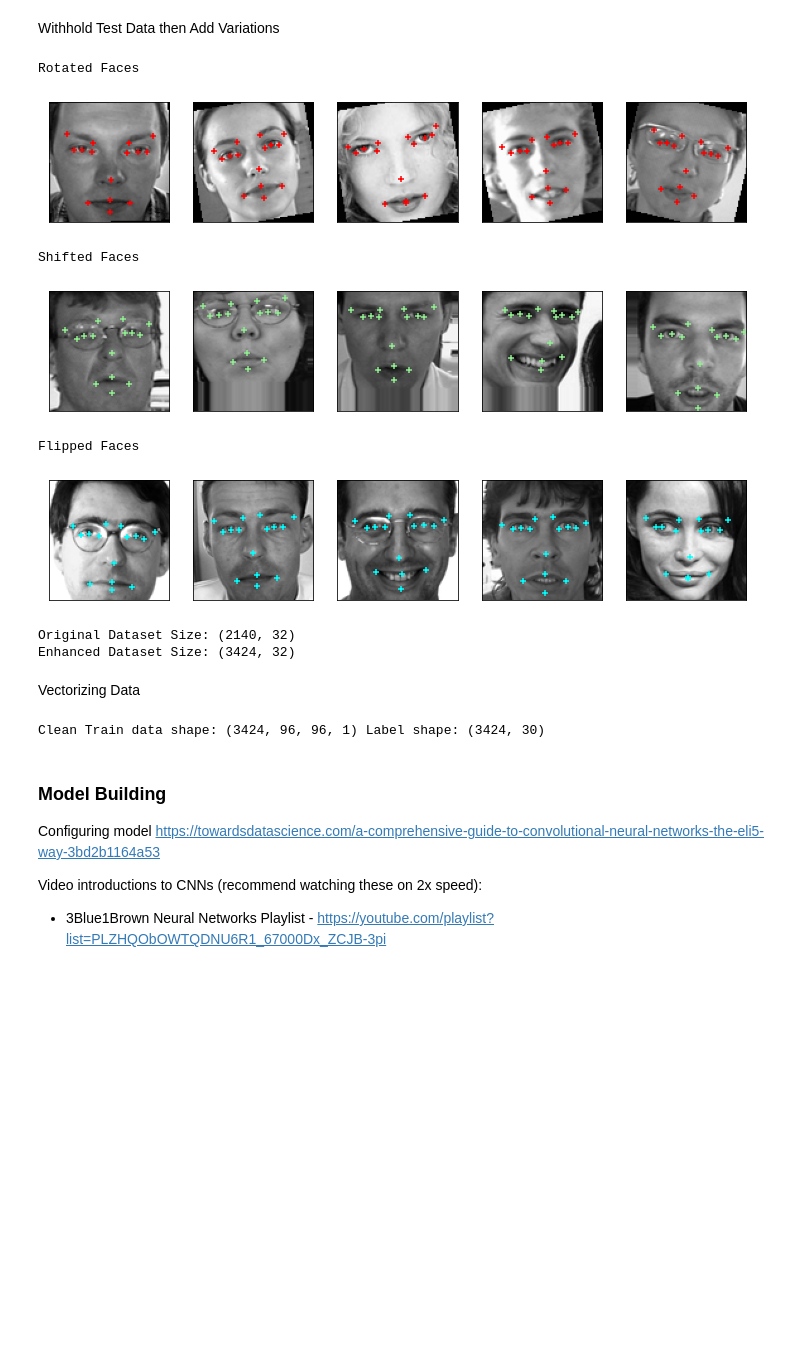
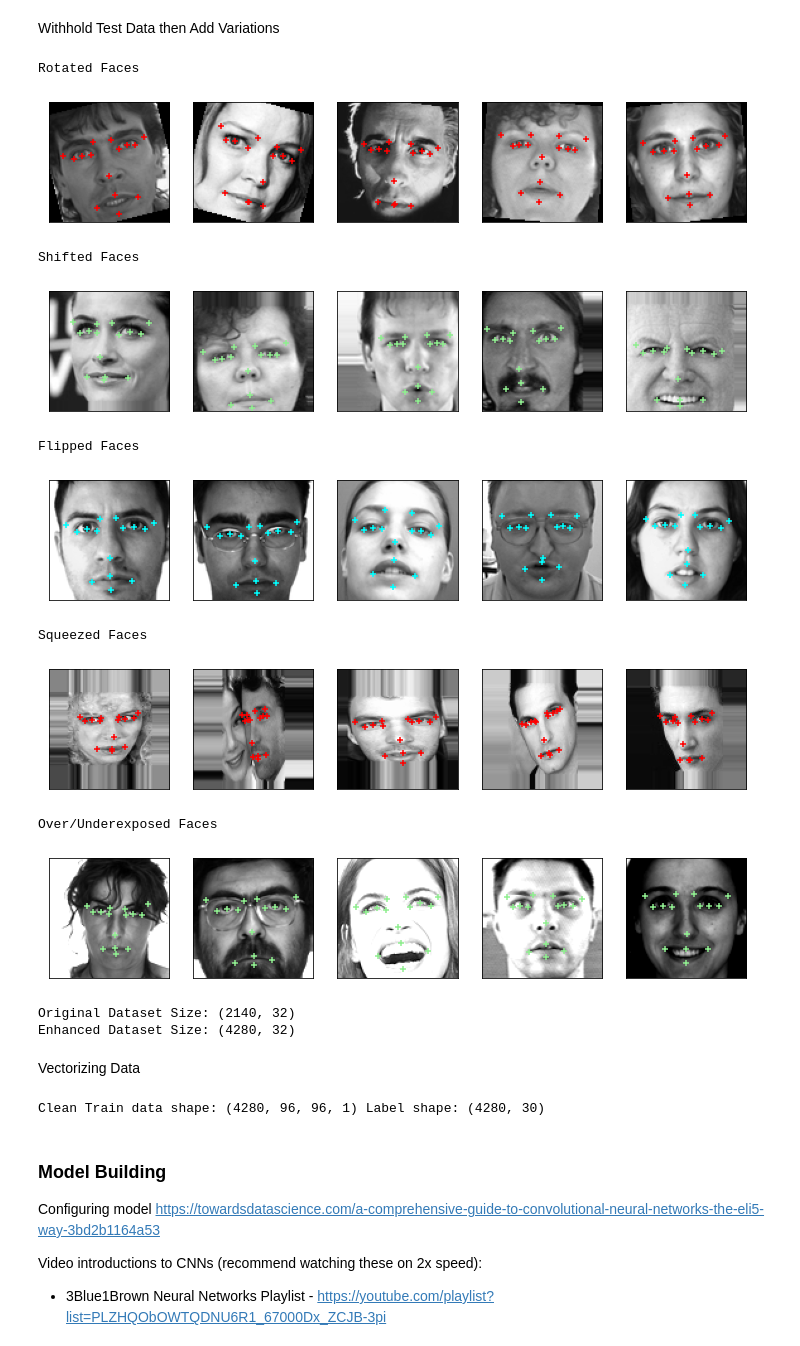
Before and after one commit to esun74/mobile-cv, a Jupyter notebook: nn_model/generate.ipynb, the cells around one changed output. Cells and saved outputs as stored; diff of their text form; code cells hidden in the pictures; blank space fills up the shorter version.

Commit message:
Add Squeeze and Exposure

```diff
--- a/nn_model/generate.ipynb
+++ b/nn_model/generate.ipynb
@@ -145,6 +145,8 @@ amount_remixed = len(train_no_na) // 5
 rotated_train = train_no_na.iloc[rng.choice(train_no_na.index, amount_remixed, False), :].copy().reset_index(drop=True)
 shifted_train = train_no_na.iloc[rng.choice(train_no_na.index, amount_remixed, False), :].copy().reset_index(drop=True)
 flipped_train = train_no_na.iloc[rng.choice(train_no_na.index, amount_remixed, False), :].copy().reset_index(drop=True)
+squeeze_train = train_no_na.iloc[rng.choice(train_no_na.index, amount_remixed, False), :].copy().reset_index(drop=True)
+bwshift_train = train_no_na.iloc[rng.choice(train_no_na.index, amount_remixed, False), :].copy().reset_index(drop=True)
 
 def rotate_sample(x):
 	radians = -math.radians(x.rotation)
@@ -177,43 +179,79 @@ def flip_sample(x):
 	x.left_eye_outer_corner_y, x.right_eye_outer_corner_y = x.right_eye_outer_corner_y, x.left_eye_outer_corner_y
 	x.left_eyebrow_inner_end_x, x.right_eyebrow_inner_end_x = x.right_eyebrow_inner_end_x, x.left_eyebrow_inner_end_x
 	x.left_eyebrow_inner_end_y, x.right_eyebrow_inner_end_y = x.right_eyebrow_inner_end_y, x.left_eyebrow_inner_end_y
 	x.left_eyebrow_outer_end_x, x.right_eyebrow_outer_end_x = x.right_eyebrow_outer_end_x, x.left_eyebrow_outer_end_x
 	x.left_eyebrow_outer_end_y, x.right_eyebrow_outer_end_y = x.right_eyebrow_outer_end_y, x.left_eyebrow_outer_end_y
 	x.mouth_left_corner_x, x.mouth_right_corner_x = x.mouth_right_corner_x, x.mouth_left_corner_x
 	x.mouth_left_corner_y, x.mouth_right_corner_y = x.mouth_right_corner_y, x.mouth_left_corner_y
 	x.image_data = np.flip(x.image_data.reshape(96, 96), axis=1).flatten()
 	return x
 
-rotated_train['rotation'] = (rng.random(len(rotated_train)) - 0.5) * 30
-shifted_train['shift_x'] = rng.random(len(shifted_train)) * 0.90 + 0.05
-shifted_train['shift_y'] = rng.random(len(shifted_train)) * 0.90 + 0.05
+def squeeze_sample(x):
+
+	def shift_function(c):
+		return ((c[0] - 48) * squeeze_x + 48, ((c[1] - 48)) * squeeze_y + 48)
+
+	squeeze_x = 1 / x.squeeze_y
+	squeeze_y = 1 / x.squeeze_x
+
+	for i in range(0, 30, 2):
+		x[i], x[i + 1] = shift_function((x[i], x[i + 1]))
+
+	squeeze_x = x.squeeze_x
+	squeeze_y = x.squeeze_y
+
+	x.image_data = ndimage.geometric_transform(x.image_data.reshape(96, 96), shift_function, mode='nearest').flatten()
+	return x
+
+def bwshift_sample(x):
+	x.image_data = np.clip(x.image_data + x.brightness, 0, 255).astype(np.uint8)
+	return x
+
+rotated_train['rotation'] = (rng.random(amount_remixed) - 0.5) * 30
+shifted_train['shift_x'] = rng.random(amount_remixed) * 0.90 + 0.05
+shifted_train['shift_y'] = rng.random(amount_remixed) * 0.90 + 0.05
+squeeze_train['squeeze_x'] = rng.random(amount_remixed) * 1 + 1
+squeeze_train['squeeze_y'] = 3 - squeeze_train['squeeze_x']
+bwshift_train['brightness'] = rng.choice([-1, 1], amount_remixed) * (rng.random(amount_remixed) * 0.20 + 0.20) * 255
 
 rotated_train = rotated_train.apply(rotate_sample, axis=1).iloc[:, :-1]
 shifted_train = shifted_train.apply(shift_sample, axis=1).iloc[:, :-2]
 flipped_train = flipped_train.apply(flip_sample, axis=1)
+squeeze_train = squeeze_train.apply(squeeze_sample, axis=1).iloc[:, :-2]
+bwshift_train = bwshift_train.apply(bwshift_sample, axis=1).iloc[:, :-1]
 
 print('Rotated Faces')
 show_faces(rotated_train, 1, 5, 'red')
 
 print('Shifted Faces')
 show_faces(shifted_train, 1, 5, 'lightgreen')
 
 print('Flipped Faces')
 show_faces(flipped_train, 1, 5, 'cyan')
 
-enhanced_train_no_na = pd.concat([train_no_na, rotated_train, shifted_train, flipped_train], ignore_index=True)
+print('Squeezed Faces')
+show_faces(squeeze_train, 1, 5, 'red')
+
+print('Over/Underexposed Faces')
+show_faces(bwshift_train, 1, 5, 'lightgreen')
+
+enhanced_train_no_na = pd.concat([train_no_na, rotated_train, shifted_train, flipped_train, squeeze_train, bwshift_train], ignore_index=True)
 
 print('Original Dataset Size:', train_no_na.shape)
 print('Enhanced Dataset Size:', enhanced_train_no_na.shape)
 # %% [output]
 Rotated Faces
-[figure, old version]
+[figure, new version]
 Shifted Faces
-[figure, old version]
+[figure, new version]
 Flipped Faces
-[figure, old version]
+[figure, new version]
-Original Dataset Size: (2140, 32)
-Enhanced Dataset Size: (3424, 32)
+Squeezed Faces
+[figure, added]
+Over/Underexposed Faces
+[figure, added]
+Original Dataset Size: (2140, 32)
+Enhanced Dataset Size: (4280, 32)
 # %% [markdown]
 Vectorizing Data
 # %%
@@ -221,7 +259,7 @@ x1 = np.concatenate(enhanced_train_no_na.image_data.to_numpy()).reshape(-1, 96,
 y1 = np.concatenate(enhanced_train_no_na.iloc[:,:~1].to_numpy()).reshape(-1, len(enhanced_train_no_na.columns) - 2)
 print('Clean Train data shape:', x1.shape, 'Label shape:', y1.shape)
 # %% [output]
-Clean Train data shape: (3424, 96, 96, 1) Label shape: (3424, 30)
+Clean Train data shape: (4280, 96, 96, 1) Label shape: (4280, 30)
 # %% [markdown]
 ### Model Building
 
```
Also changed, not shown: parts of 12 cells of this notebook, 2 other files.
